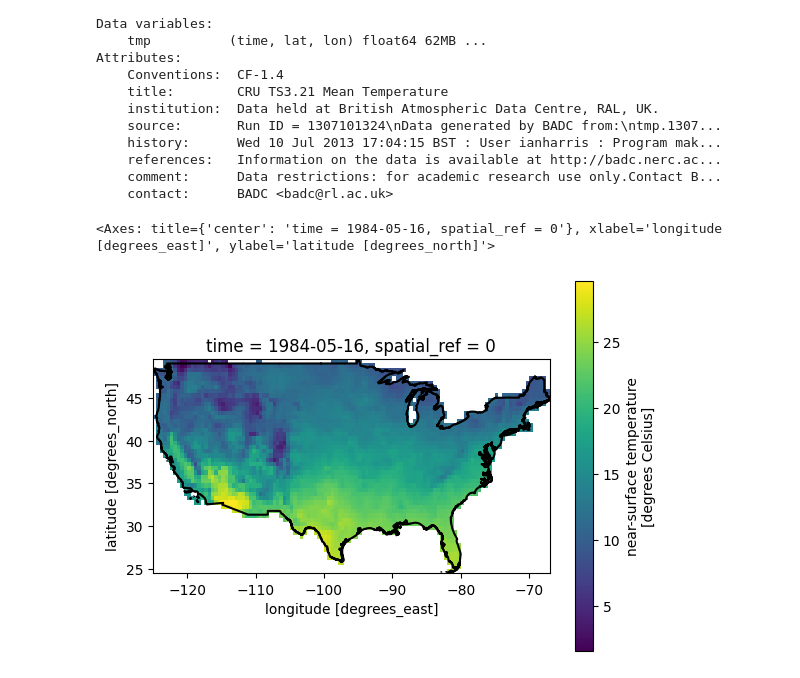
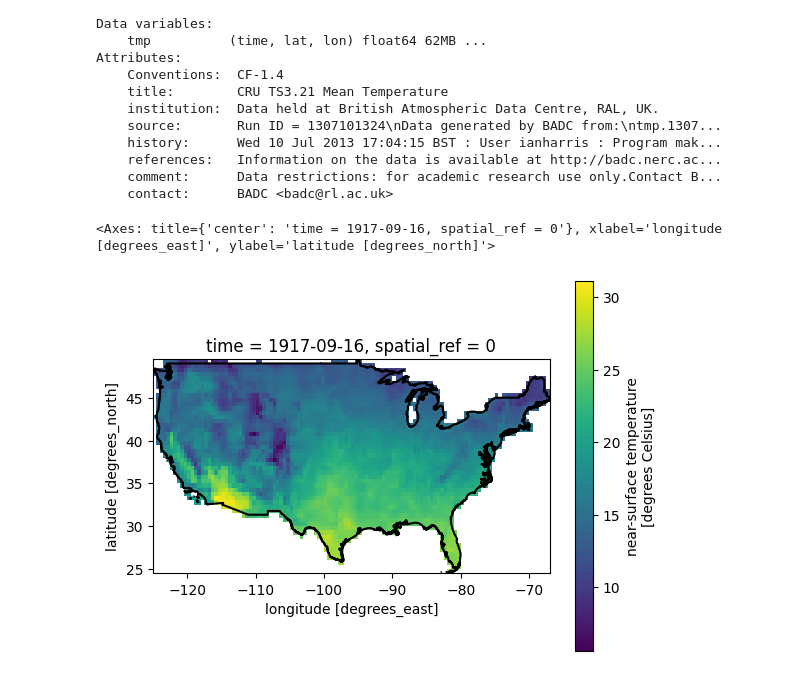
Before and after one commit to JacksonCDataScience/SRS_Project_2, a Jupyter notebook: Extracting--USA--data.ipynb, the cells around one changed output. Drawn from its saved outputs; the diff is of its cells as text; code cells hidden in the pictures.

```diff
--- a/Extracting--USA--data.ipynb
+++ b/Extracting--USA--data.ipynb
@@ -135,8 +142,8 @@ Attributes:
     comment:      Data restrictions: for academic research use only.Contact B...
     contact:      BADC <badc@rl.ac.uk>
 # %%
-df_usa.tmp.isel(time=1000).plot()
+df_usa.tmp.isel(time=200).plot()
 usa.boundary.plot(ax=plt.gca(), color="black")
 # %% [output]
-<Axes: title={'center': 'time = 1984-05-16, spatial_ref = 0'}, xlabel='longitude [degrees_east]', ylabel='latitude [degrees_north]'>
+<Axes: title={'center': 'time = 1917-09-16, spatial_ref = 0'}, xlabel='longitude [degrees_east]', ylabel='latitude [degrees_north]'>
-[figure, old version]
+[figure, new version]
```
Also changed, not shown: parts of 5 cells of this notebook.
